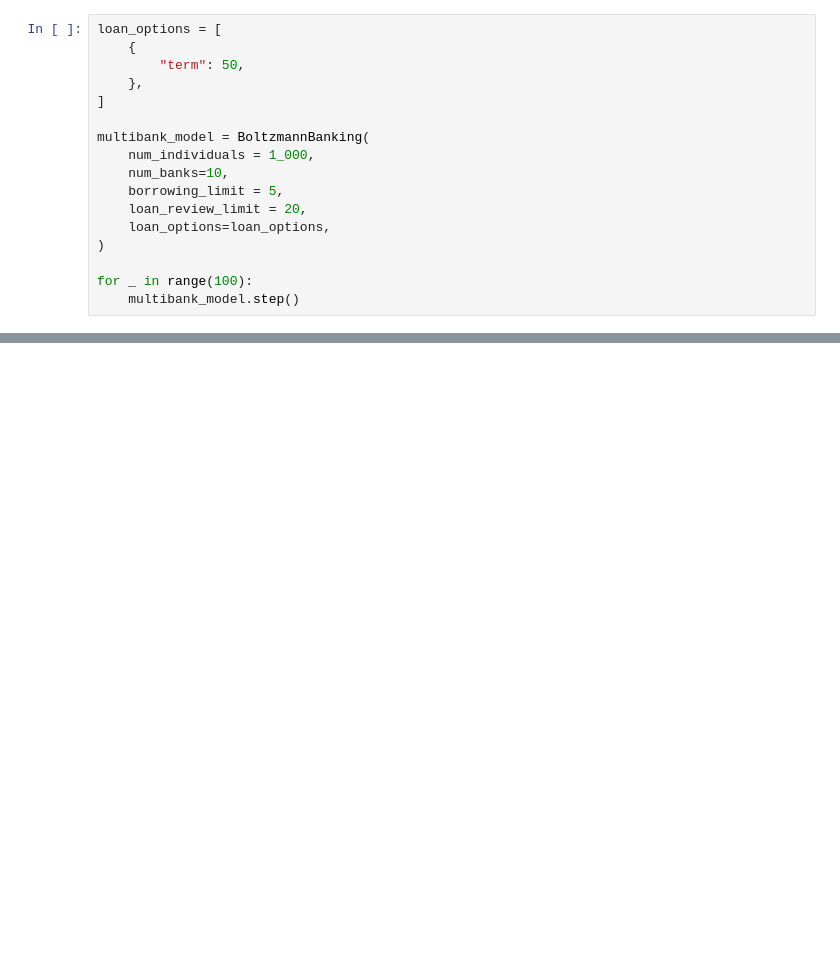
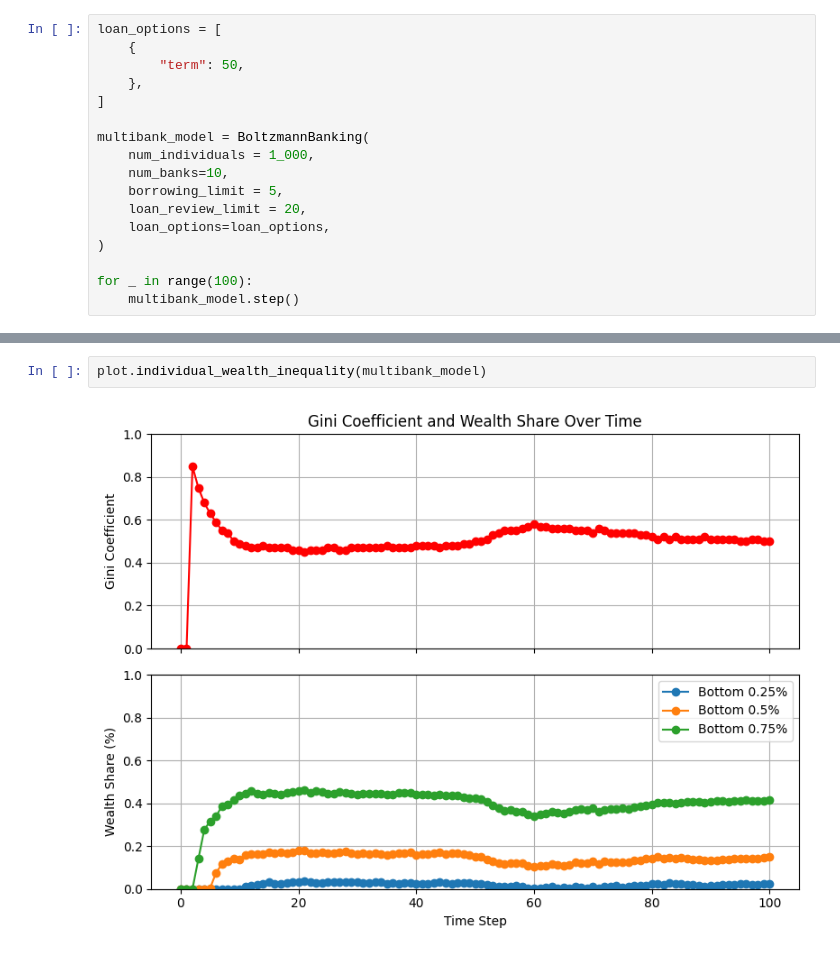
Before and after one commit to fillstaley/econolab, a Jupyter notebook: models/boltzmann-banking/boltzmann-banking.ipynb, the cells around one changed output, grey strips where cells are left out. Cells and saved outputs as stored; diff of their text form; blank space fills up the shorter version.

```diff
--- a/models/boltzmann-banking/boltzmann-banking.ipynb
+++ b/models/boltzmann-banking/boltzmann-banking.ipynb
@@ -132,0 +141,4 @@ plot.individual_wealth_distribution(multibank_model)
+# %%
+plot.individual_wealth_inequality(multibank_model)
+# %% [output]
+[figure, added]
```
Also changed, not shown: parts of 8 cells of this notebook, 3 other files.
